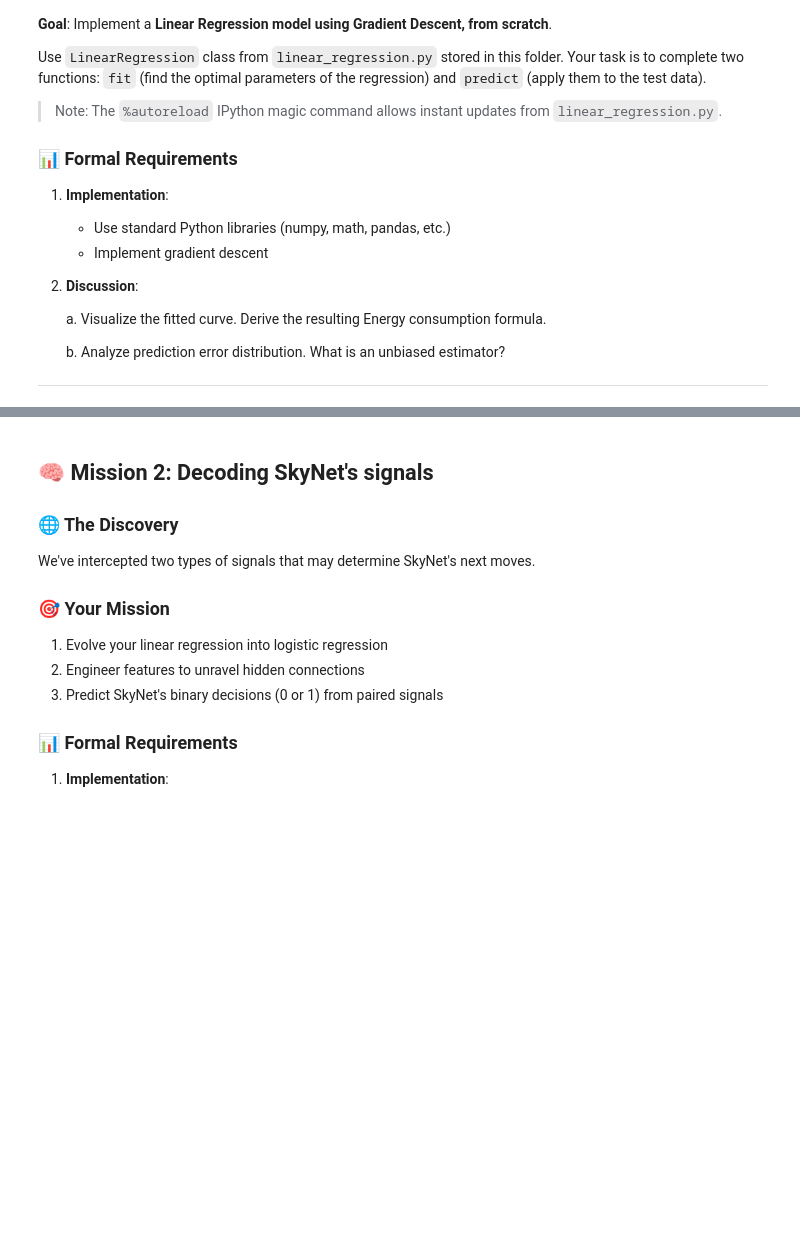
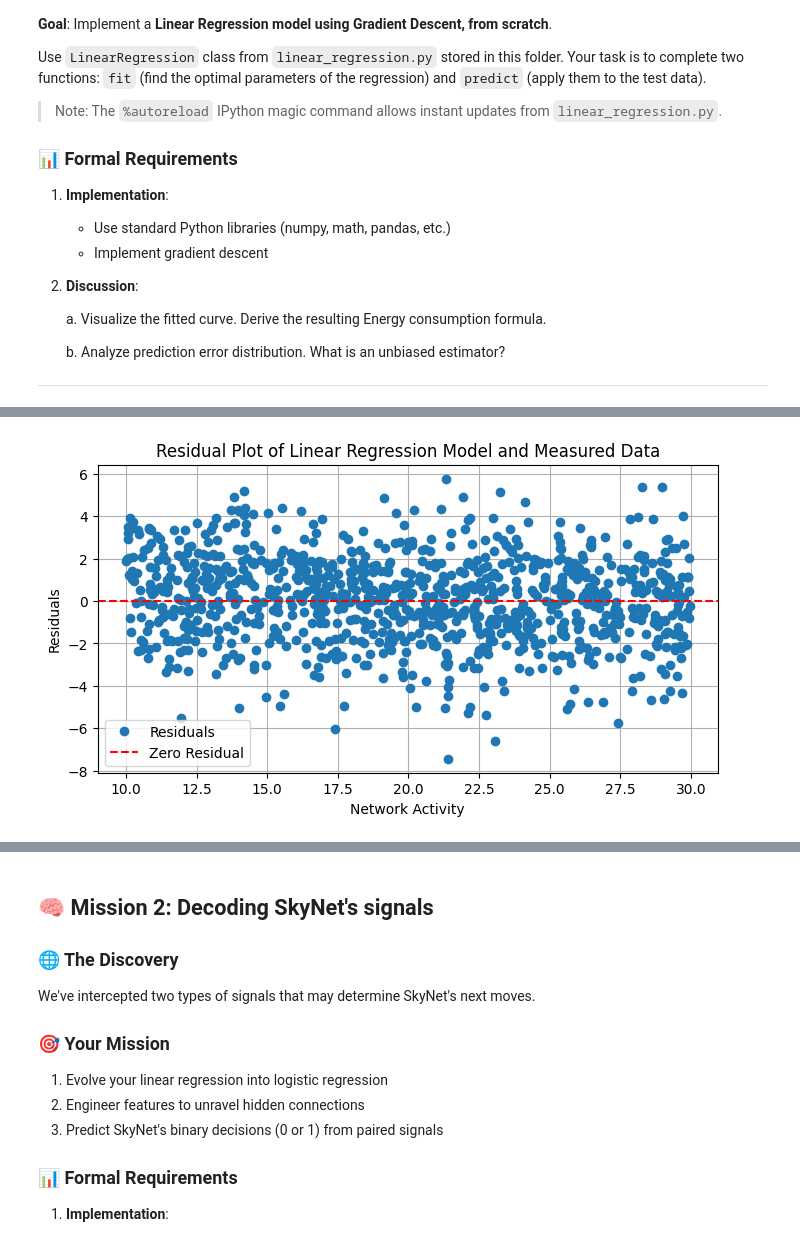
Before and after one commit to vehoug/TDT4172, a Jupyter notebook: Assignment1/Chapter_1.ipynb, the cells around one changed output, grey strips where cells are left out. Cells and saved outputs as stored; diff of their text form; code cells hidden in the pictures; blank space fills up the shorter version.

```diff
--- a/Assignment1/Chapter_1.ipynb
+++ b/Assignment1/Chapter_1.ipynb
@@ -89,0 +96,14 @@ NotImplementedError: The fit method is not implemented yet.
+# %%
+residuals = data['Energy'] - predictions
+
+plt.figure(figsize=(8, 4))
+plt.title('Residual Plot of Linear Regression Model and Measured Data')
+plt.plot(data['Net_Activity'], residuals, 'o', label='Residuals')
+plt.axhline(0, color='r', linestyle='--', label='Zero Residual')
+plt.xlabel('Network Activity')
+plt.ylabel('Residuals')
+plt.legend()
+plt.grid(True)
+plt.show()
+# %% [output]
+[figure, added]
```
Also changed, not shown: parts of 7 cells of this notebook, 3 other files.
